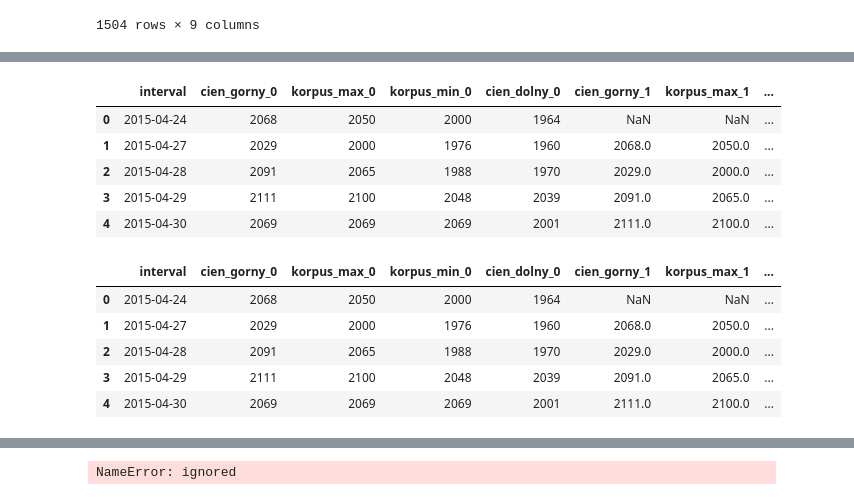
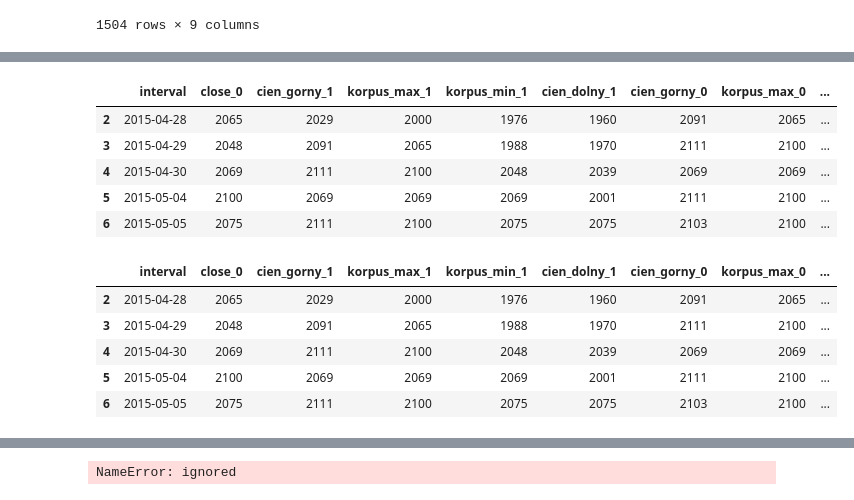
Before and after one commit to velblu/ML-datasets, a Jupyter notebook: new_start.ipynb, the cells around one changed output, grey strips where cells are left out. Drawn from its saved outputs; the diff is of its cells as text; code cells hidden in the pictures.

```diff
--- a/new_start.ipynb
+++ b/new_start.ipynb
@@ -234,7 +228,8 @@ class PreviousPeriodsJoiner(BaseEstimator, TransformerMixin):
             # values of new column
             col_to_add = X_out \
                   .groupby('SecuritiesCode')[self.ohlcv_col] \
-                  .shift(period_num)
+                  .shift(period_num) \
+                  .astype('Int64')
             # inserting new column
             X_out.insert(index_no, col_name, col_to_add)
 
@@ -272,11 +405,13 @@ Name: 6, dtype: float64
 # %%
 # data preparation pipeline
 data_preparation_pipeline = Pipeline(steps=[
-    ('add_prev_high', PreviousPeriodsJoiner(periods_num=2, ohlcv_col='high')),
-    ('add_prev_low', PreviousPeriodsJoiner(periods_num=2, ohlcv_col='low')),
-    ('add_prev_open', PreviousPeriodsJoiner(periods_num=2, ohlcv_col='open')),
-    ('add_prev_close', PreviousPeriodsJoiner(periods_num=2, ohlcv_col='close')),
-    ('add_prev_volume', PreviousPeriodsJoiner(periods_num=2, ohlcv_col='volume'))
+  ('add_prev_high', PreviousPeriodsJoiner(periods_num=2, ohlcv_col='high')),
+  ('add_prev_low', PreviousPeriodsJoiner(periods_num=2, ohlcv_col='low')),
+  ('add_prev_open', PreviousPeriodsJoiner(periods_num=2, ohlcv_col='open')),
+  ('add_prev_close', PreviousPeriodsJoiner(periods_num=2, ohlcv_col='close')),
+  ('add_prev_volume', PreviousPeriodsJoiner(periods_num=2, ohlcv_col='volume')),
+  ('change_volume_type', ColumnTypeChanger(col='volume', to_type='Int64')),
+
 ])
 # %%
 %%time
@@ -300,0 +438,6 @@ Wall time: 29.6 ms
+# %%
+# USUN I INACZEJ TO ROZWIąŻ
+cols = [element for ohlcv_col in settings.ohlcv_cols
+                for element in X_out.columns.tolist()
+                if element.startswith(ohlcv_col)]
+cols
@@ -300,0 +465,6 @@ Wall time: 29.6 ms
+# %%
+test_transformer = DeleteRowsWithNulls(subset=cols,
+                                       how='any')
+test_transformer = test_transformer.fit(X=X_out)
+X_out = test_transformer.transform(X=X_out)
+X_out.isna().sum()
@@ -301,49 +489,47 @@ Wall time: 29.6 ms
 # %%
-X_out: pd.DataFrame = data.copy()
-
 # określam budowę świec - bieżącej i poprzedzającej
-candles: pd.DataFrame = X_out['interval'].to_frame().copy()
+candles: pd.DataFrame = X_out[['interval', 'close_0']].copy()
 
 for period_sufix in ['_1', '_0']:
   candles['cien_gorny'+period_sufix] = X_out['high'+period_sufix]
   candles['korpus_max'+period_sufix] = np.where(
                     X_out['open'+period_sufix] > X_out['close'+period_sufix],
                     X_out['open'+period_sufix],
                     X_out['close'+period_sufix])
   candles['korpus_min'+period_sufix] = np.where(
                     X_out['open'+period_sufix] > X_out['close'+period_sufix],
                     X_out['close'+period_sufix],
                     X_out['open'+period_sufix])
   candles['cien_dolny'+period_sufix] = X_out['low'+period_sufix]
 candles.head()
 # %% [output]
-|  | interval | cien_gorny_0 | korpus_max_0 | korpus_min_0 | cien_dolny_0 | cien_gorny_1 | korpus_max_1 | ... |
-| 0 | 2015-04-24 | 2068 | 2050 | 2000 | 1964 | NaN | NaN | ... |
-| 1 | 2015-04-27 | 2029 | 2000 | 1976 | 1960 | 2068.0 | 2050.0 | ... |
-| 2 | 2015-04-28 | 2091 | 2065 | 1988 | 1970 | 2029.0 | 2000.0 | ... |
-| 3 | 2015-04-29 | 2111 | 2100 | 2048 | 2039 | 2091.0 | 2065.0 | ... |
-| 4 | 2015-04-30 | 2069 | 2069 | 2069 | 2001 | 2111.0 | 2100.0 | ... |
+|  | interval | close_0 | cien_gorny_1 | korpus_max_1 | korpus_min_1 | cien_dolny_1 | cien_gorny_0 | korpus_max_0 | ... |
+| 2 | 2015-04-28 | 2065 | 2029 | 2000 | 1976 | 1960 | 2091 | 2065 | ... |
+| 3 | 2015-04-29 | 2048 | 2091 | 2065 | 1988 | 1970 | 2111 | 2100 | ... |
+| 4 | 2015-04-30 | 2069 | 2111 | 2100 | 2048 | 2039 | 2069 | 2069 | ... |
+| 5 | 2015-05-04 | 2100 | 2069 | 2069 | 2069 | 2001 | 2111 | 2100 | ... |
+| 6 | 2015-05-05 | 2075 | 2111 | 2100 | 2075 | 2075 | 2103 | 2100 | ... |
 # %%
 # Reguła  korpusów
 # wzrostowa: Jeśli w fali wzrostowej maksima korpusów są coraz wyżej
-# to fala się nie zmienia.
-candles['wzrost_regula_cieni'] = np.where(
+# to fala wzrostowa się nie zmienia.
+candles['wzrost_regula_korpusow'] = np.where(
                             candles['korpus_max_1'] < candles['korpus_max_0'],
                             True,
                             False)
 
 # spadkowa: Jeśli w fali spadkowej minima korpusów są coraz niżej
-# to fala się nie zmienia.
+# to fala spadkowa się nie zmienia.
 
-candles['spadek_regula_cieni'] = np.where(
+candles['spadek_regula_korpusow'] = np.where(
                             candles['korpus_min_1'] > candles['korpus_min_0'],
                             True,
                             False)
 candles.head()
 # %% [output]
-|  | interval | cien_gorny_0 | korpus_max_0 | korpus_min_0 | cien_dolny_0 | cien_gorny_1 | korpus_max_1 | ... |
-| 0 | 2015-04-24 | 2068 | 2050 | 2000 | 1964 | NaN | NaN | ... |
-| 1 | 2015-04-27 | 2029 | 2000 | 1976 | 1960 | 2068.0 | 2050.0 | ... |
-| 2 | 2015-04-28 | 2091 | 2065 | 1988 | 1970 | 2029.0 | 2000.0 | ... |
-| 3 | 2015-04-29 | 2111 | 2100 | 2048 | 2039 | 2091.0 | 2065.0 | ... |
-| 4 | 2015-04-30 | 2069 | 2069 | 2069 | 2001 | 2111.0 | 2100.0 | ... |
+|  | interval | close_0 | cien_gorny_1 | korpus_max_1 | korpus_min_1 | cien_dolny_1 | cien_gorny_0 | korpus_max_0 | ... |
+| 2 | 2015-04-28 | 2065 | 2029 | 2000 | 1976 | 1960 | 2091 | 2065 | ... |
+| 3 | 2015-04-29 | 2048 | 2091 | 2065 | 1988 | 1970 | 2111 | 2100 | ... |
+| 4 | 2015-04-30 | 2069 | 2111 | 2100 | 2048 | 2039 | 2069 | 2069 | ... |
+| 5 | 2015-05-04 | 2100 | 2069 | 2069 | 2069 | 2001 | 2111 | 2100 | ... |
+| 6 | 2015-05-05 | 2075 | 2111 | 2100 | 2075 | 2075 | 2103 | 2100 | ... |
```
Also changed, not shown: parts of 18 cells of this notebook.
